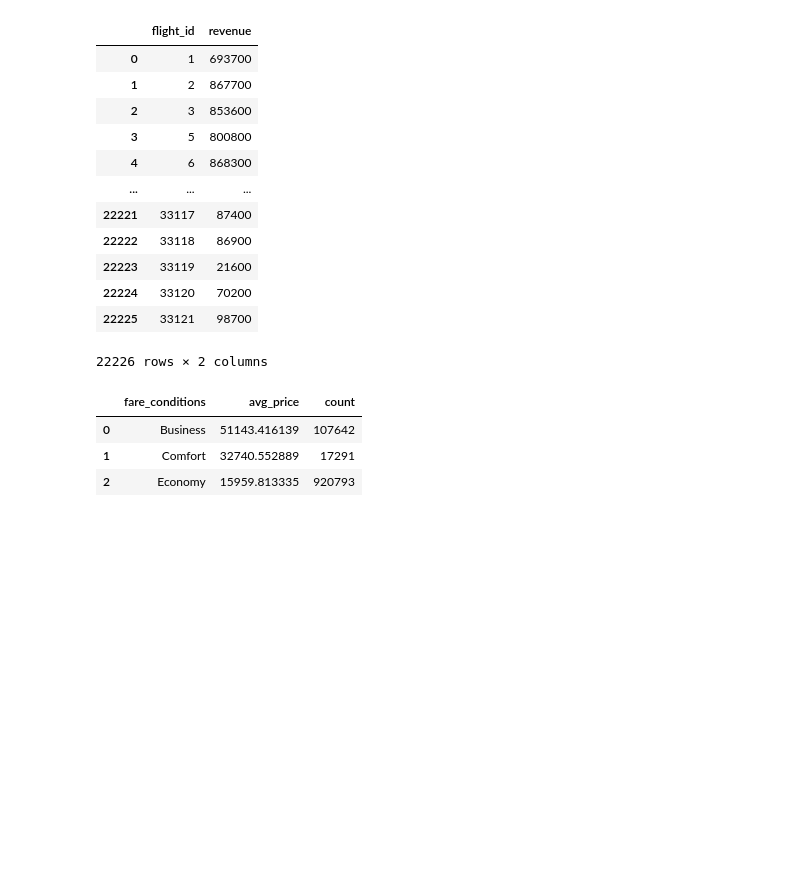
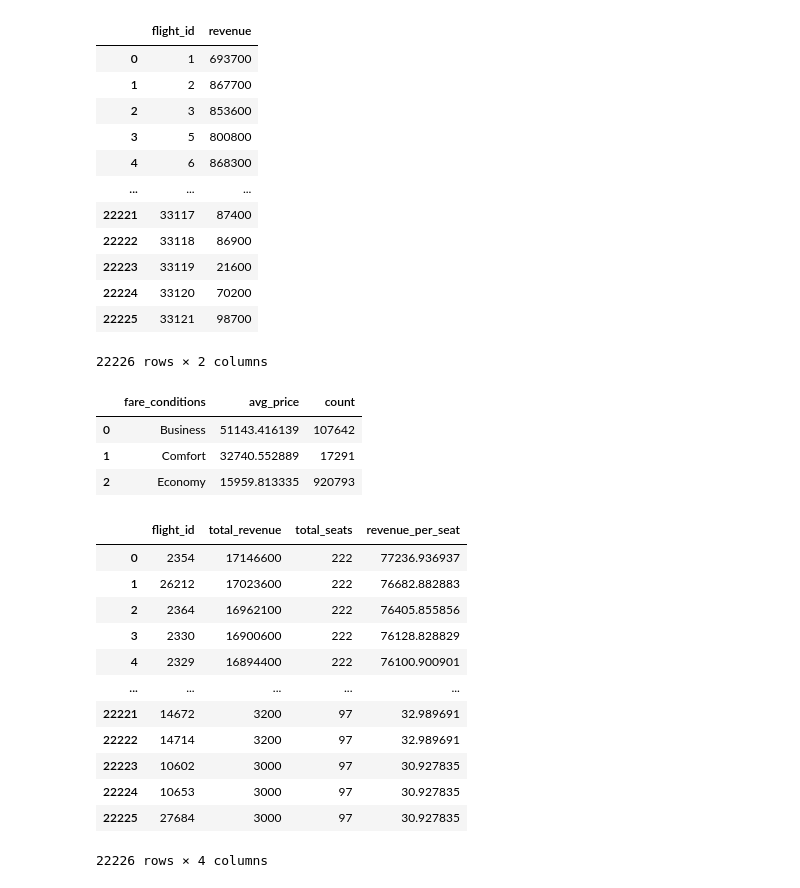
Before and after one commit to YamenNahhas/my-data-project, a Jupyter notebook: notebooks/Airline Data Analysis Using SQL.ipynb, the cells around one changed output. Cells and saved outputs as stored; diff of their text form; code cells hidden in the pictures; blank space fills up the shorter version.

Commit message:
Binding revenue per seat with the type of aircraft

```diff
--- a/notebooks/Airline Data Analysis Using SQL.ipynb
+++ b/notebooks/Airline Data Analysis Using SQL.ipynb
@@ -292,3 +292,49 @@ display(df_fare_condition_avg_amount)
 | 0 | Business | 51143.416139 | 107642 |
 | 1 | Comfort | 32740.552889 | 17291 |
 | 2 | Economy | 15959.813335 | 920793 |
+# %%
+#calculation of revenue per seat
+sql_query = '''WITH revenue AS (
+    SELECT
+        flight_id,
+        SUM(amount) AS total_revenue
+    FROM ticket_flights
+    GROUP BY flight_id
+),
+
+seats_total AS (
+    SELECT
+        f.flight_id,
+        COUNT(s.seat_no) AS total_seats
+    FROM flights f
+    JOIN seats s
+        ON f.aircraft_code = s.aircraft_code
+    GROUP BY f.flight_id
+)
+
+SELECT
+    r.flight_id,
+    r.total_revenue,
+    s.total_seats,
+    r.total_revenue * 1.0 / s.total_seats AS revenue_per_seat
+FROM revenue r
+JOIN seats_total s
+    ON r.flight_id = s.flight_id
+ORDER BY revenue_per_seat DESC'''
+
+df_revenue_per_seat = pd.read_sql_query(sql_query, conn)
+display(df_revenue_per_seat)
+# %% [output]
+|  | flight_id | total_revenue | total_seats | revenue_per_seat |
+| 0 | 2354 | 17146600 | 222 | 77236.936937 |
+| 1 | 26212 | 17023600 | 222 | 76682.882883 |
+| 2 | 2364 | 16962100 | 222 | 76405.855856 |
+| 3 | 2330 | 16900600 | 222 | 76128.828829 |
+| 4 | 2329 | 16894400 | 222 | 76100.900901 |
+| ... | ... | ... | ... | ... |
+| 22221 | 14672 | 3200 | 97 | 32.989691 |
+| 22222 | 14714 | 3200 | 97 | 32.989691 |
+| 22223 | 10602 | 3000 | 97 | 30.927835 |
+| 22224 | 10653 | 3000 | 97 | 30.927835 |
+| 22225 | 27684 | 3000 | 97 | 30.927835 |
+22226 rows × 4 columns
```
Also changed, not shown: parts of 1 cell of this notebook.
